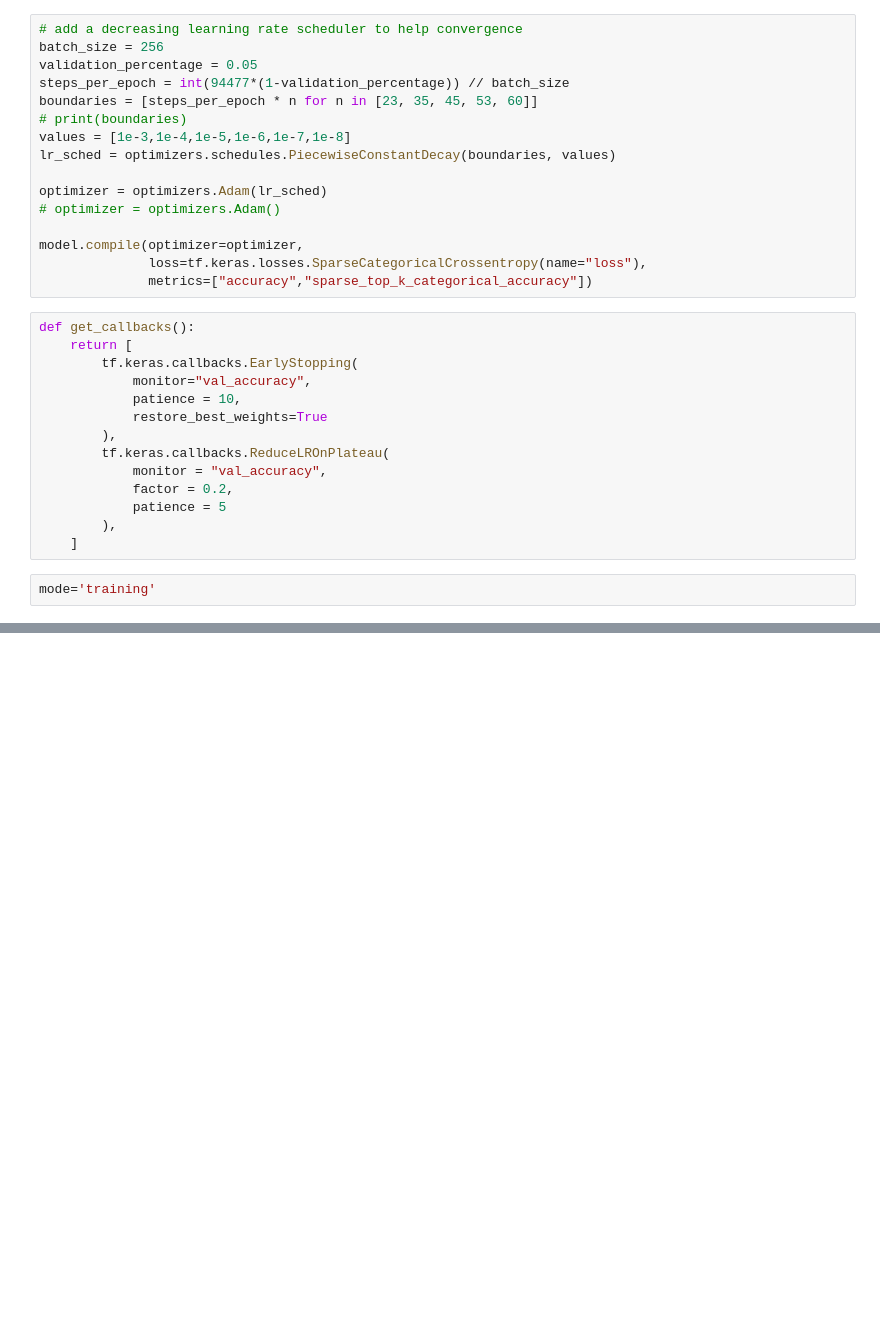
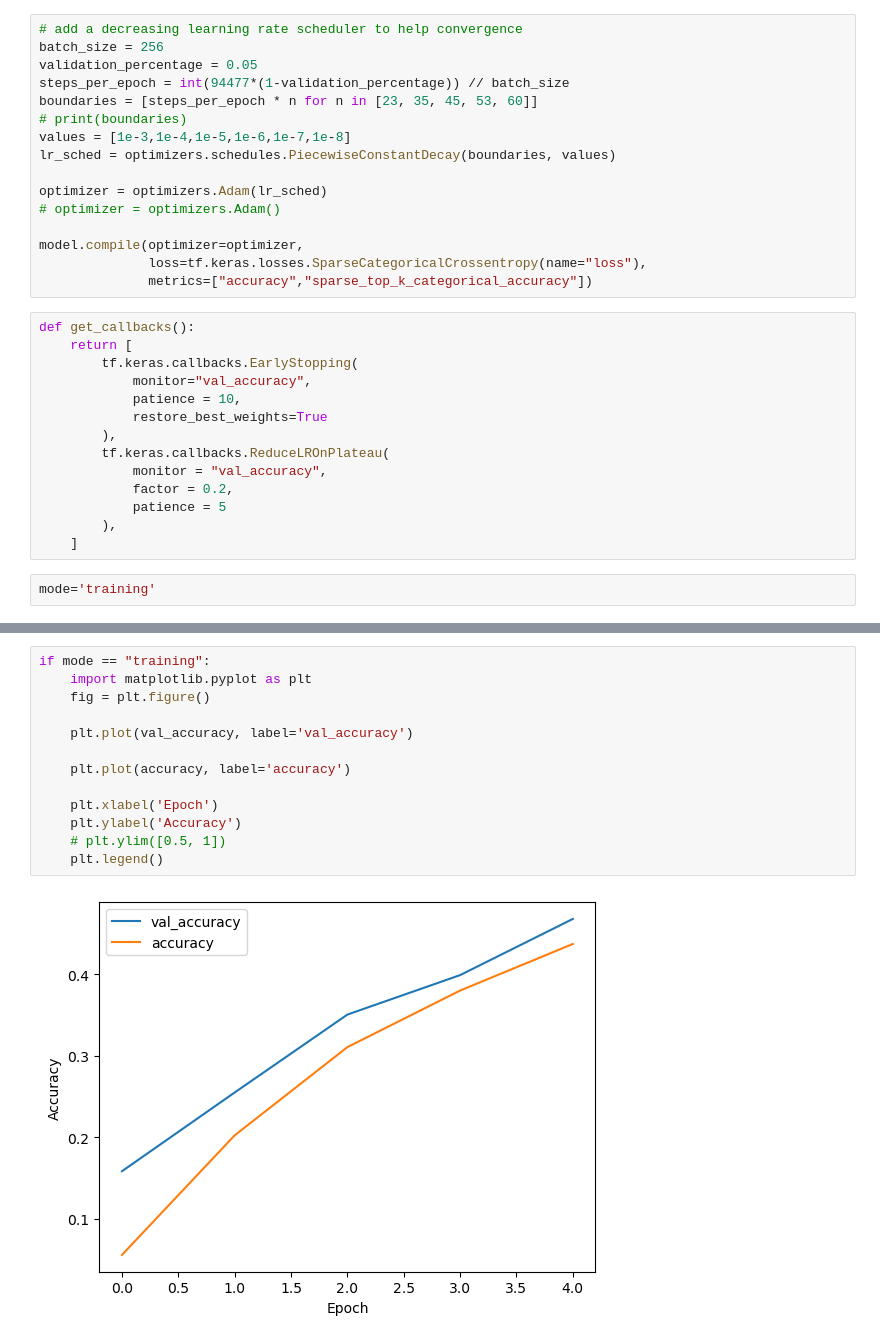
Before and after one commit to jaytonde/GISL-Recognition, a Jupyter notebook: kaggle-asl.ipynb, the cells around one changed output, grey strips where cells are left out. Drawn from its saved outputs; the diff is of its cells as text; blank space fills up the shorter version.

```diff
--- a/kaggle-asl.ipynb
+++ b/kaggle-asl.ipynb
@@ -548 +607,16 @@ if mode == "training":
 ... (88 outputs left out)
+# %%
+if mode == "training":
+    import matplotlib.pyplot as plt
+    fig = plt.figure()
+
+    plt.plot(val_accuracy, label='val_accuracy')
+
+    plt.plot(accuracy, label='accuracy')
+
+    plt.xlabel('Epoch')
+    plt.ylabel('Accuracy')
+    # plt.ylim([0.5, 1])
+    plt.legend()
+# %% [output]
+[figure, added]
```
Also changed, not shown: parts of 10 cells of this notebook.
